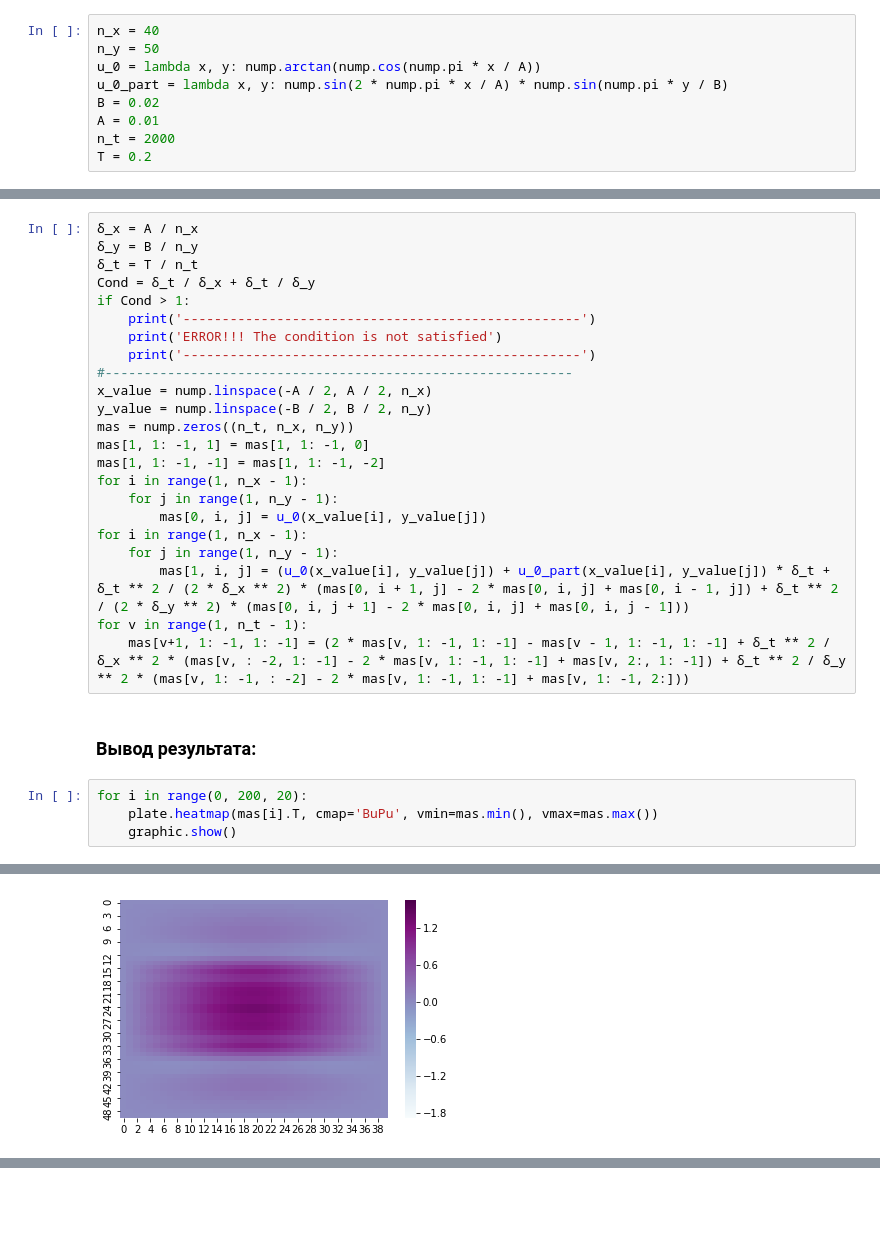
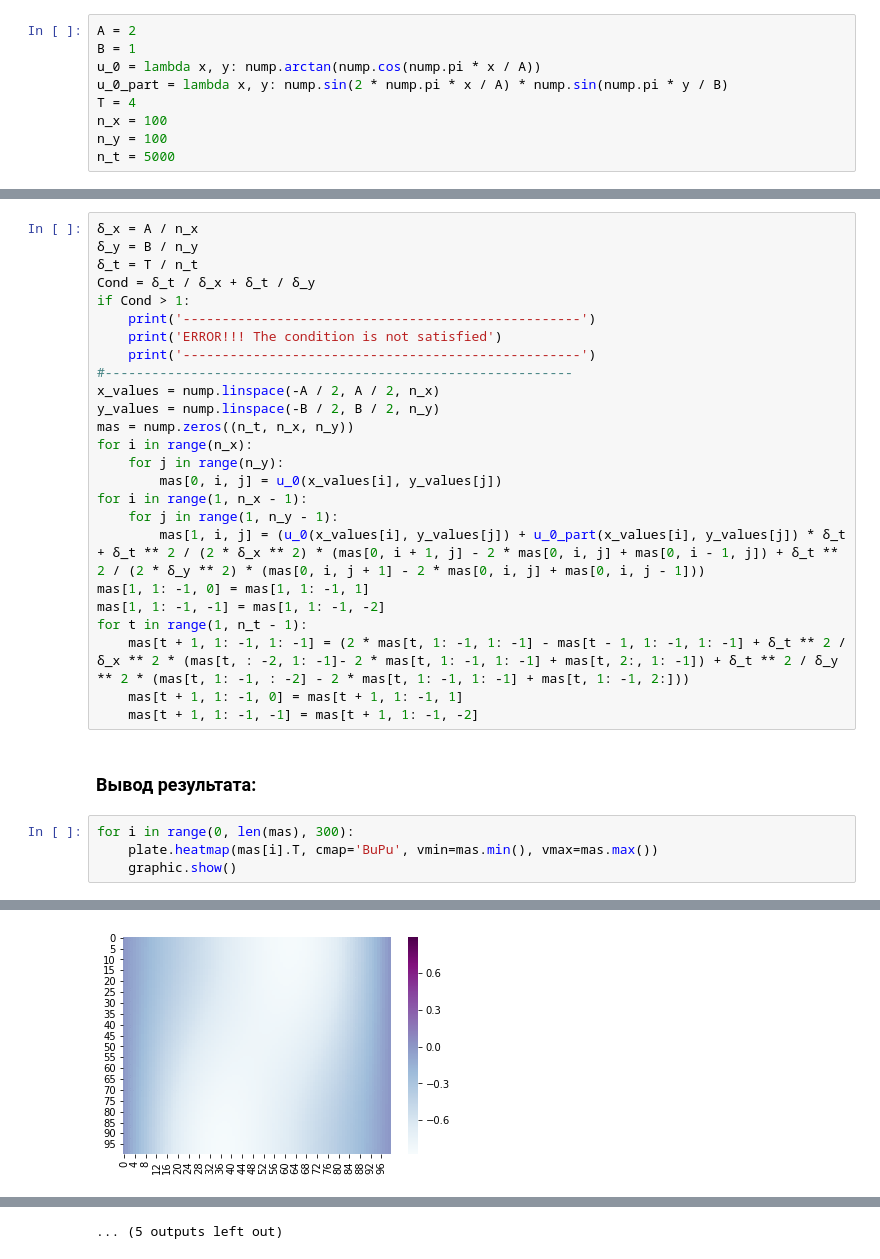
Before and after one commit to Fuza322/Labs-MCHA, a Jupyter notebook: Lab5/lab5.ipynb, the cells around one changed output, grey strips where cells are left out. Saved outputs shown, nothing was run; the diff lists cells and outputs as text; blank space fills up the shorter version.

```diff
--- a/Lab5/lab5.ipynb
+++ b/Lab5/lab5.ipynb
@@ -135,14 +134,14 @@ import seaborn as plate
 # %% [markdown]
 ### Исходные данные: ###
 # %%
-n_x = 40
-n_y = 50
+A = 2
+B = 1
 u_0 = lambda x, y: nump.arctan(nump.cos(nump.pi * x / A))
 u_0_part = lambda x, y: nump.sin(2 * nump.pi * x / A) * nump.sin(nump.pi * y / B)
-B = 0.02
-A = 0.01
-n_t = 2000
-T = 0.2
+T = 4
+n_x = 100
+n_y = 100
+n_t = 5000
 # %% [markdown]
 ### Решение задачи: ###
 # %%
@@ -151,27 +150,29 @@ T = 0.2
 δ_t = T / n_t
 Cond = δ_t / δ_x + δ_t / δ_y
 if Cond > 1:
-	print('---------------------------------------------------')
-	print('ERROR!!! The condition is not satisfied')
-	print('---------------------------------------------------')
+    print('---------------------------------------------------')
+    print('ERROR!!! The condition is not satisfied')
+    print('---------------------------------------------------')
 #------------------------------------------------------------
-x_value = nump.linspace(-A / 2, A / 2, n_x)
-y_value = nump.linspace(-B / 2, B / 2, n_y)
+x_values = nump.linspace(-A / 2, A / 2, n_x)
+y_values = nump.linspace(-B / 2, B / 2, n_y)
 mas = nump.zeros((n_t, n_x, n_y))
-mas[1, 1: -1, 1] = mas[1, 1: -1, 0]
+for i in range(n_x):
+    for j in range(n_y):
+        mas[0, i, j] = u_0(x_values[i], y_values[j])
+for i in range(1, n_x - 1):
+    for j in range(1, n_y - 1):
+        mas[1, i, j] = (u_0(x_values[i], y_values[j]) + u_0_part(x_values[i], y_values[j]) * δ_t + δ_t ** 2 / (2 * δ_x ** 2) * (mas[0, i + 1, j] - 2 * mas[0, i, j] + mas[0, i - 1, j]) + δ_t ** 2 / (2 * δ_y ** 2) * (mas[0, i, j + 1] - 2 * mas[0, i, j] + mas[0, i, j - 1]))
+mas[1, 1: -1, 0] = mas[1, 1: -1, 1]
 mas[1, 1: -1, -1] = mas[1, 1: -1, -2]
-for i in range(1, n_x - 1):
-	for j in range(1, n_y - 1):
-		mas[0, i, j] = u_0(x_value[i], y_value[j])
-for i in range(1, n_x - 1):
-	for j in range(1, n_y - 1):
-		mas[1, i, j] = (u_0(x_value[i], y_value[j]) + u_0_part(x_value[i], y_value[j]) * δ_t + δ_t ** 2 / (2 * δ_x ** 2) * (mas[0, i + 1, j] - 2 * mas[0, i, j] + mas[0, i - 1, j]) + δ_t ** 2 / (2 * δ_y ** 2) * (mas[0, i, j + 1] - 2 * mas[0, i, j] + mas[0, i, j - 1]))
-for v in range(1, n_t - 1):
-	mas[v+1, 1: -1, 1: -1] = (2 * mas[v, 1: -1, 1: -1] - mas[v - 1, 1: -1, 1: -1] + δ_t ** 2 / δ_x ** 2 * (mas[v, : -2, 1: -1] - 2 * mas[v, 1: -1, 1: -1] + mas[v, 2:, 1: -1]) + δ_t ** 2 / δ_y ** 2 * (mas[v, 1: -1, : -2] - 2 * mas[v, 1: -1, 1: -1] + mas[v, 1: -1, 2:]))
+for t in range(1, n_t - 1):
+    mas[t + 1, 1: -1, 1: -1] = (2 * mas[t, 1: -1, 1: -1] - mas[t - 1, 1: -1, 1: -1] + δ_t ** 2 / δ_x ** 2 * (mas[t, : -2, 1: -1]- 2 * mas[t, 1: -1, 1: -1] + mas[t, 2:, 1: -1]) + δ_t ** 2 / δ_y ** 2 * (mas[t, 1: -1, : -2] - 2 * mas[t, 1: -1, 1: -1] + mas[t, 1: -1, 2:]))
+    mas[t + 1, 1: -1, 0] = mas[t + 1, 1: -1, 1]
+    mas[t + 1, 1: -1, -1] = mas[t + 1, 1: -1, -2]
 # %% [markdown]
 ### Вывод результата: ###
 # %%
-for i in range(0, 200, 20):
+for i in range(0, len(mas), 300):
     plate.heatmap(mas[i].T, cmap='BuPu', vmin=mas.min(), vmax=mas.max())
     graphic.show()
 # %% [output]
@@ -186 +187 @@ for i in range(0, 200, 20):
-[figure, old version]
+[figure, new version]
@@ -187,0 +191 @@ for i in range(0, 200, 20):
+... (5 outputs left out)
```
Also changed, not shown: parts of 2 cells of this notebook, 2 other files.
